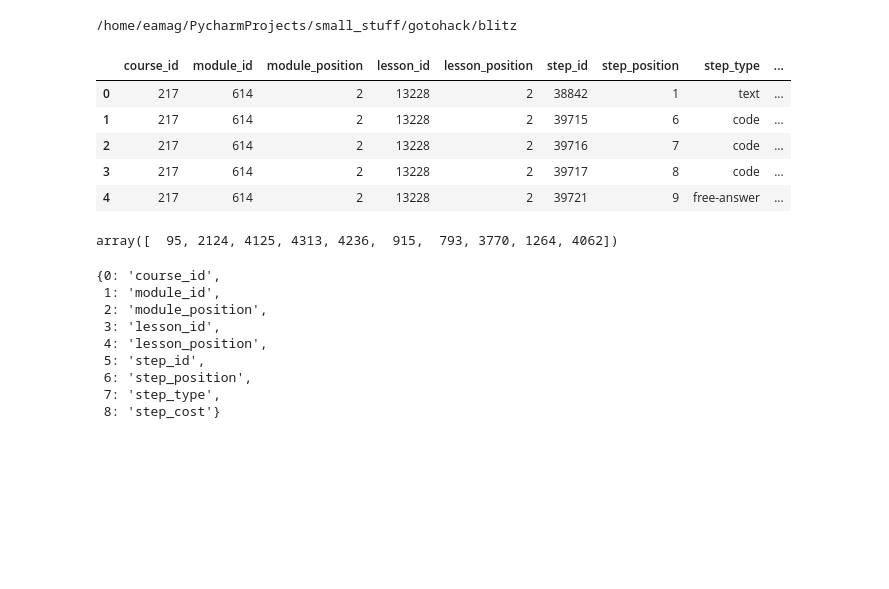
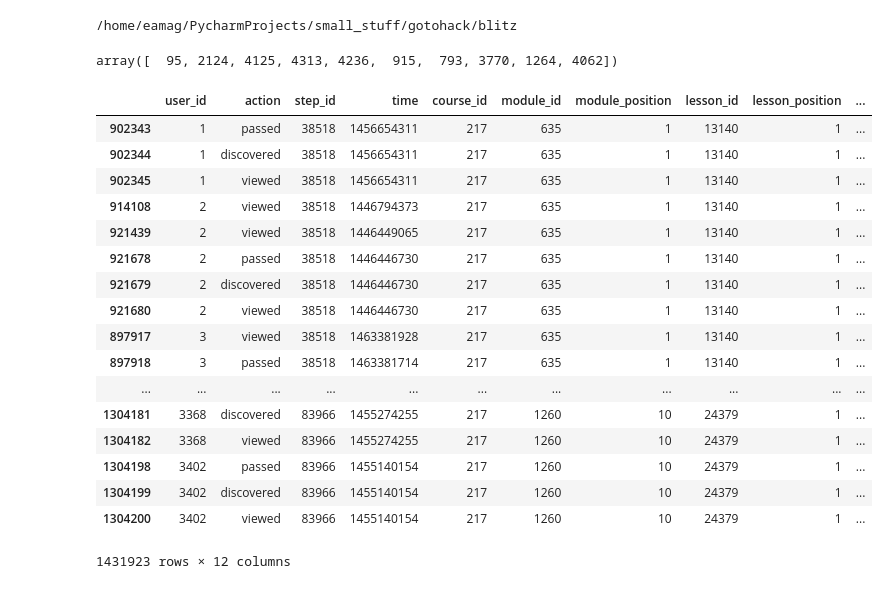
Before and after one commit to eamag/portfolio, a Jupyter notebook: gotohack/blitz/explore.ipynb, the cells around one changed output. Cells and saved outputs as stored; diff of their text form; code cells hidden in the pictures; blank space fills up the shorter version.

```diff
--- a/gotohack/blitz/explore.ipynb
+++ b/gotohack/blitz/explore.ipynb
@@ -10,15 +10,6 @@ from pylightgbm.models import GBMClassifier
 from sklearn.metrics import f1_score
 events = pd.DataFrame.from_csv("course-217-events.csv", index_col=None)
 struc =  pd.DataFrame.from_csv("course-217-structure.csv", index_col=None)
-# %%
-struc.head()
-# %% [output]
-|  | course_id | module_id | module_position | lesson_id | lesson_position | step_id | step_position | step_type | ... |
-| 0 | 217 | 614 | 2 | 13228 | 2 | 38842 | 1 | text | ... |
-| 1 | 217 | 614 | 2 | 13228 | 2 | 39715 | 6 | code | ... |
-| 2 | 217 | 614 | 2 | 13228 | 2 | 39716 | 7 | code | ... |
-| 3 | 217 | 614 | 2 | 13228 | 2 | 39717 | 8 | code | ... |
-| 4 | 217 | 614 | 2 | 13228 | 2 | 39721 | 9 | free-answer | ... |
 # %%
 new_t = events.merge(struc[['step_id', 'step_cost']], on='step_id')
 del new_t['action']
@@ -41,17 +32,25 @@ res['time'] = res['time_x'] - res['time_y']
 res.sort_values(by=['time']).iloc[0:10, 0].values
 # %% [output]
 array([  95, 2124, 4125, 4313, 4236,  915,  793, 3770, 1264, 4062])
-# %%
-feature_list = struc.columns
-feature_dict = dict(zip(range(len(feature_list)), feature_list))
-df_fi = pd.DataFrame(gbmr.feature_importance(), columns=['feature', 'importance'])
-# %% [output]
-{0: 'course_id',
- 1: 'module_id',
- 2: 'module_position',
- 3: 'lesson_id',
- 4: 'lesson_position',
- 5: 'step_id',
- 6: 'step_position',
- 7: 'step_type',
- 8: 'step_cost'}
+# %%
+data = events.merge(struc)
+data.sort_values(['module_position', 'lesson_position', 'step_position', 'user_id'])
+# %% [output]
+|  | user_id | action | step_id | time | course_id | module_id | module_position | lesson_id | lesson_position | ... |
+| 902343 | 1 | passed | 38518 | 1456654311 | 217 | 635 | 1 | 13140 | 1 | ... |
+| 902344 | 1 | discovered | 38518 | 1456654311 | 217 | 635 | 1 | 13140 | 1 | ... |
+| 902345 | 1 | viewed | 38518 | 1456654311 | 217 | 635 | 1 | 13140 | 1 | ... |
+| 914108 | 2 | viewed | 38518 | 1446794373 | 217 | 635 | 1 | 13140 | 1 | ... |
+| 921439 | 2 | viewed | 38518 | 1446449065 | 217 | 635 | 1 | 13140 | 1 | ... |
+| 921678 | 2 | passed | 38518 | 1446446730 | 217 | 635 | 1 | 13140 | 1 | ... |
+| 921679 | 2 | discovered | 38518 | 1446446730 | 217 | 635 | 1 | 13140 | 1 | ... |
+| 921680 | 2 | viewed | 38518 | 1446446730 | 217 | 635 | 1 | 13140 | 1 | ... |
+| 897917 | 3 | viewed | 38518 | 1463381928 | 217 | 635 | 1 | 13140 | 1 | ... |
+| 897918 | 3 | passed | 38518 | 1463381714 | 217 | 635 | 1 | 13140 | 1 | ... |
+| ... | ... | ... | ... | ... | ... | ... | ... | ... | ... | ... |
+| 1304181 | 3368 | discovered | 83966 | 1455274255 | 217 | 1260 | 10 | 24379 | 1 | ... |
+| 1304182 | 3368 | viewed | 83966 | 1455274255 | 217 | 1260 | 10 | 24379 | 1 | ... |
+| 1304198 | 3402 | passed | 83966 | 1455140154 | 217 | 1260 | 10 | 24379 | 1 | ... |
+| 1304199 | 3402 | discovered | 83966 | 1455140154 | 217 | 1260 | 10 | 24379 | 1 | ... |
+| 1304200 | 3402 | viewed | 83966 | 1455140154 | 217 | 1260 | 10 | 24379 | 1 | ... |
+1431923 rows × 12 columns
```
Also changed, not shown: 4 other files.
